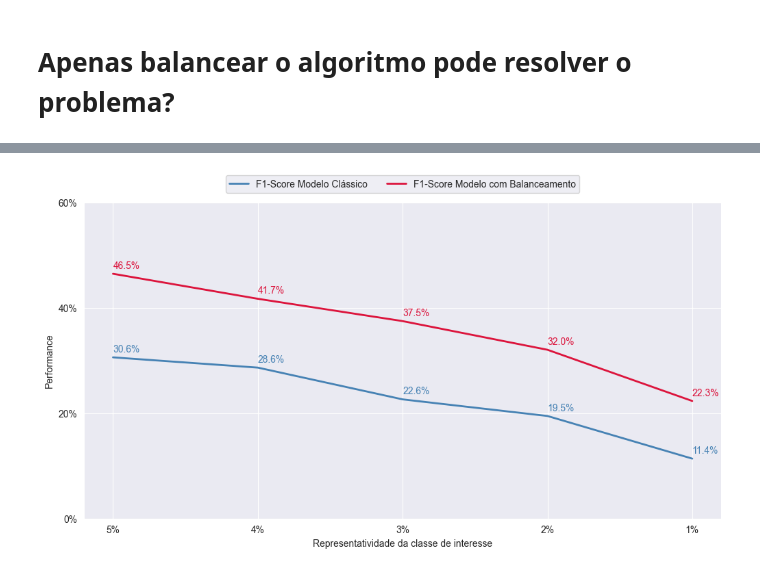
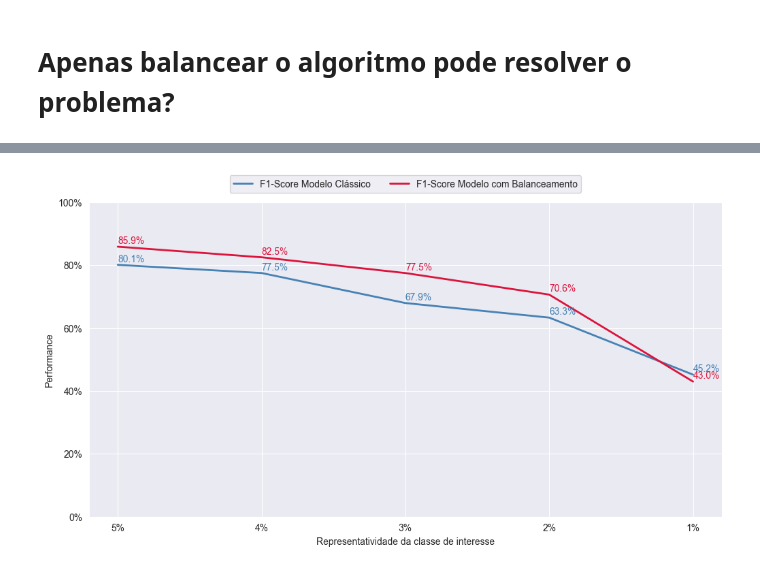
Before and after one commit to zheage/Dissertacao, a Jupyter notebook: Notebook/Simulações/Performance em dados desbalanceados.ipynb, the cells around one changed output, grey strips where cells are left out. Drawn from its saved outputs; the diff is of its cells as text; code cells hidden in the pictures.

```diff
--- a/Notebook/Simulações/Performance em dados desbalanceados.ipynb
+++ b/Notebook/Simulações/Performance em dados desbalanceados.ipynb
@@ -309,23 +330,38 @@ plt.show()
 # %% [markdown]
 # Apenas balancear o algoritmo pode resolver o problema?
+# %%
+X, y = make_classification(
+    n_samples = 10000,
+    n_features = 10,
+    n_informative = 10,
+    n_redundant=0,
+    n_classes = 2,
+    flip_y = 0.01,
+    weights = [1-prop],
+    random_state = 42
+)
 # %%
 from xgboost import XGBClassifier
 from imblearn.under_sampling import RandomUnderSampler
-from imblearn.over_sampling import RandomOverSampler
+from imblearn.over_sampling import RandomOverSampler, SMOTE
+from sklearn.ensemble import GradientBoostingClassifier, AdaBoostClassifier
+from sklearn.linear_model import LogisticRegression
 # Vamos gerar bases de dados desbalanceadas de 50% até 1% de desbalanceamento
-prop_list = [round(x, 2) for x in np.arange(0.05, 0.001, -0.01)]
+prop_list = [0.05, 0.04, 0.03, 0.02, 0.01]
 metricas_classico = pd.DataFrame()
 metricas_balanceado = pd.DataFrame()
 
 for prop in prop_list:
 
     X, y = make_classification(
-        n_samples = 10000,
-        n_features = 20,
+        n_samples = 100000,
+        n_features = 10,
         n_informative = 10,
-        n_redundant = 10,
+        n_redundant=0,
         n_classes = 2,
+        flip_y = 0.005,
         weights = [1-prop],
+        class_sep = 0.9,
         random_state = 42
     )
 
@@ -342,7 +378,7 @@ for prop in prop_list:
 
 
     # XGBoost clássico
-    lr = LogisticRegression(random_state=42)
+    lr = AdaBoostClassifier(random_state=42)
     lr.fit(X_train, y_train)
 
 
@@ -359,7 +395,7 @@ for prop in prop_list:
 
         X_res, y_res = rus.fit_resample(X_train, y_train)
 
-        lr_balanced = LogisticRegression(random_state=42)
+        lr_balanced = AdaBoostClassifier(random_state=42)
         lr_balanced.fit(X_res, y_res)
 
         # Otimização do melhor ponto de corte
@@ -384,7 +420,7 @@ for prop in prop_list:
 
     X_res, y_res = rus.fit_resample(X_train, y_train)
 
-    lr_balanced = LogisticRegression(random_state=42)
+    lr_balanced = AdaBoostClassifier(random_state=42)
     lr_balanced.fit(X_res, y_res)
 
     # Otimização do melhor ponto de corte para o XGBoost clássico
@@ -393,6 +429,7 @@ for prop in prop_list:
     optimal_idx = np.argmax(tpr - fpr)
     optimal_threshold = thresholds[optimal_idx]
     y_pred = [1 if x >= optimal_threshold else 0 for x in y_probs]
+
 
     # Métricas para o XGBoost clássico
     performance = pd.DataFrame(
@@ -407,6 +444,8 @@ for prop in prop_list:
             "Optimal Threshold" : [optimal_threshold]
         }
     )
+    ks_stat = max(tpr - fpr)
+    performance["KS"] = [ks_stat]
 
     # Otimização do melhor ponto de corte para o XGBoost com undersampling
     y_probs_balanced = lr_balanced.predict_proba(X_test)[:, 1]
@@ -416,6 +455,8 @@ for prop in prop_list:
     y_pred_balanced = [1 if x >= optimal_threshold_balanced else 0 for x in y_probs_balanced]
 
     # Métricas para o XGBoost com undersampling
+    ks_stat_balanced = max(tpr_balanced - fpr_balanced)
+
     performance_balanced = pd.DataFrame(
         {
             "Proporção" : [prop],
@@ -425,6 +466,7 @@ for prop in prop_list:
             "Recall" : [recall_score(y_test, y_pred_balanced)],
             "F1 Score" : [f1_score(y_test, y_pred_balanced)],
             "ROC AUC Score" : [roc_auc_score(y_test, y_pred_balanced)],
+            "KS" : [ks_stat_balanced],
             "Optimal Threshold" : [optimal_threshold_balanced]
         }
     )
@@ -477,32 +519,32 @@ plt.plot(
 # Adiciona rótulos para o modelo com balanceamento
 for i, txt in enumerate(metricas_balanceado['F1 Score']):
     plt.annotate(f'{txt:.1%}', (metricas_balanceado['Proporção'][i], metricas_balanceado['F1 Score'][i]+0.01), color='crimson')
 
 plt.gca().invert_xaxis()
 
 # Eixo Y
 plt.yticks(
     np.arange(0, 1.1, 0.2),
     [f'{int(i*100)}%' for i in np.arange(0, 1.1, 0.2)]
 )
-plt.ylim(0, 0.6)
+plt.ylim(0, 1)
 
 # Eixo X
 plt.xticks(
     np.linspace(0.05, 0, 6),
     [f'{int(i*100)}%' for i in np.linspace(0.05, 0, 6)]
 )
 plt.xlabel("Representatividade da classe de interesse")
 plt.ylabel("Performance")
 
 plt.legend(
     loc='upper center',
     ncol=10,
     bbox_to_anchor=(0.5, 1.1)
 )
 plt.grid()
 plt.plot()
 
 plt.show()
 # %% [output]
-[figure, old version]
+[figure, new version]
```
Also changed, not shown: parts of 6 cells of this notebook, 30 other files.
